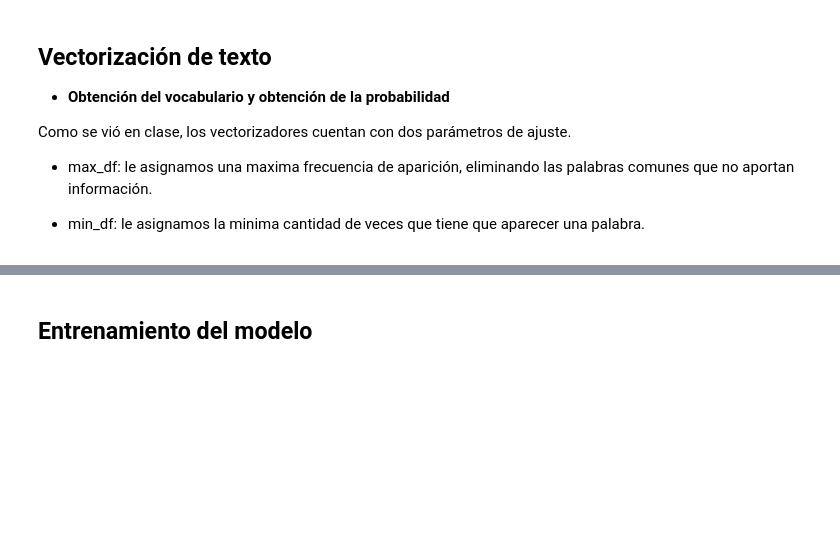
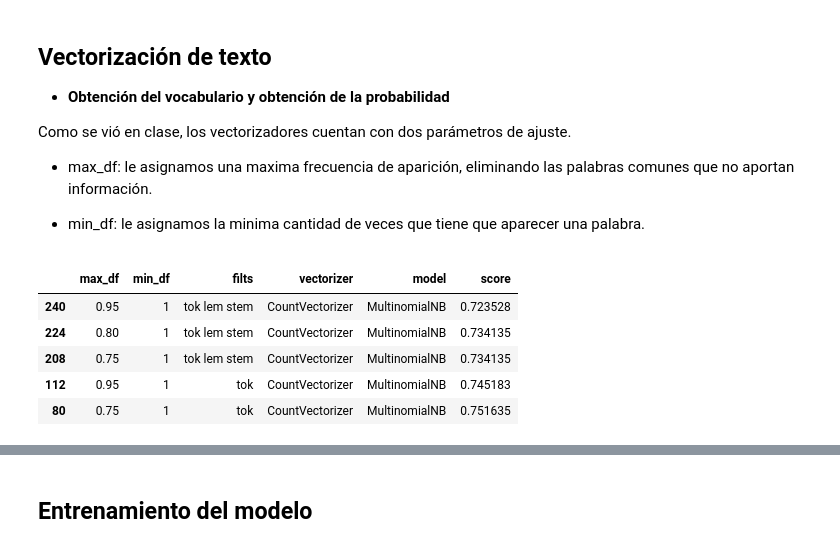
Before and after one commit to rocioparra/redes-neuronales, a Jupyter notebook: 03-clasificacion-texto/Ejercicio_Clasificación_Texto.ipynb, the cells around one changed output, grey strips where cells are left out. Drawn from its saved outputs; the diff is of its cells as text; code cells hidden in the pictures; blank space fills up the shorter version.

```diff
--- a/03-clasificacion-texto/Ejercicio_Clasificación_Texto.ipynb
+++ b/03-clasificacion-texto/Ejercicio_Clasificación_Texto.ipynb
@@ -278,0 +330,9 @@ else:
+# %%
+results[results.model=='MultinomialNB'].sort_values(by='score', ascending=True).head()
+# %% [output]
+|  | max_df | min_df | filts | vectorizer | model | score |
+| 240 | 0.95 | 1 | tok lem stem | CountVectorizer | MultinomialNB | 0.723528 |
+| 224 | 0.80 | 1 | tok lem stem | CountVectorizer | MultinomialNB | 0.734135 |
+| 208 | 0.75 | 1 | tok lem stem | CountVectorizer | MultinomialNB | 0.734135 |
+| 112 | 0.95 | 1 | tok | CountVectorizer | MultinomialNB | 0.745183 |
+| 80 | 0.75 | 1 | tok | CountVectorizer | MultinomialNB | 0.751635 |
```
Also changed, not shown: parts of 43 cells of this notebook, 18 other files.
